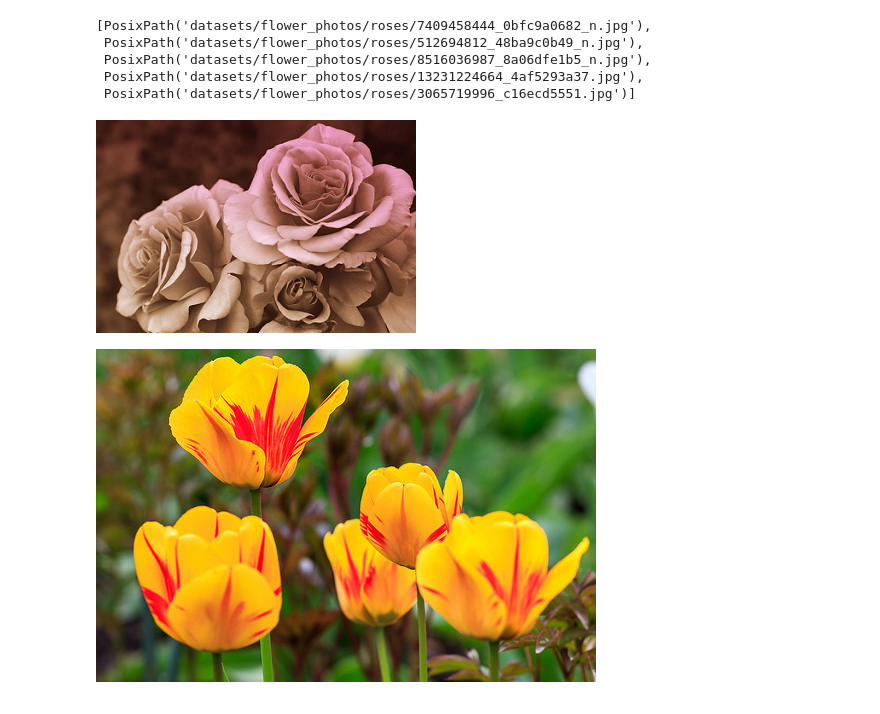
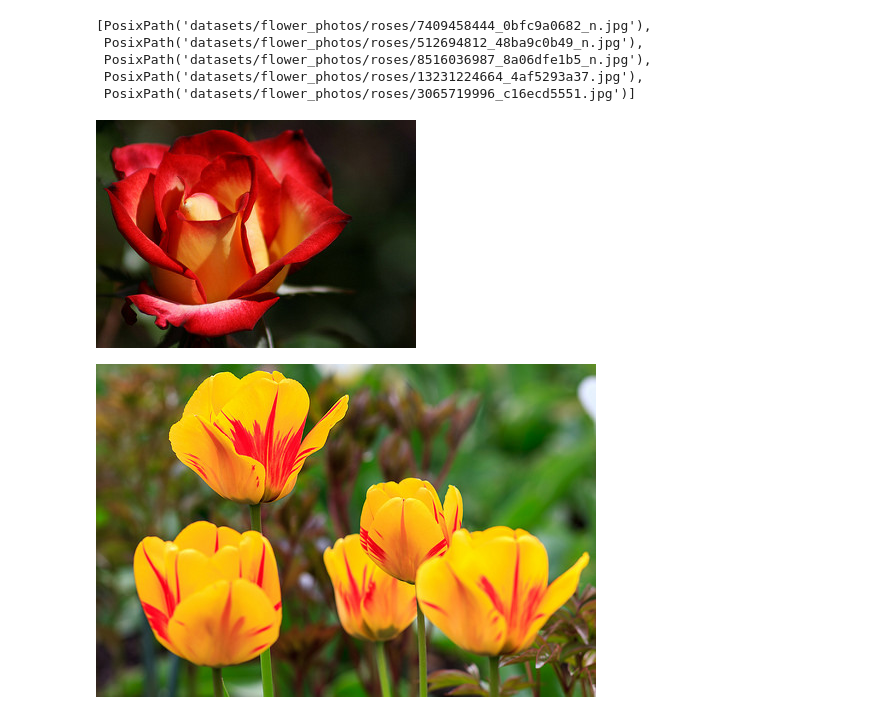
Before and after one commit to SajidMajeed92/UGD-Deep-learning, a Jupyter notebook: Data Augmentation/cnn_flower_image_classification_data_augmentations.ipynb, the cells around one changed output. Drawn from its saved outputs; the diff is of its cells as text; code cells hidden in the pictures.

```diff
--- a/Data Augmentation/cnn_flower_image_classification_data_augmentations.ipynb
+++ b/Data Augmentation/cnn_flower_image_classification_data_augmentations.ipynb
@@ -62,9 +67,9 @@ roses[:5]
  PosixPath('datasets/flower_photos/roses/13231224664_4af5293a37.jpg'),
  PosixPath('datasets/flower_photos/roses/3065719996_c16ecd5551.jpg')]
 # %%
-PIL.Image.open(str(roses[1]))
+PIL.Image.open(str(roses[2]))
 # %% [output]
-[figure, old version]
+[figure, new version]
 # %%
 tulips = list(data_dir.glob('tulips/*'))
 PIL.Image.open(str(tulips[0]))
```
Also changed, not shown: parts of 20 cells of this notebook.
